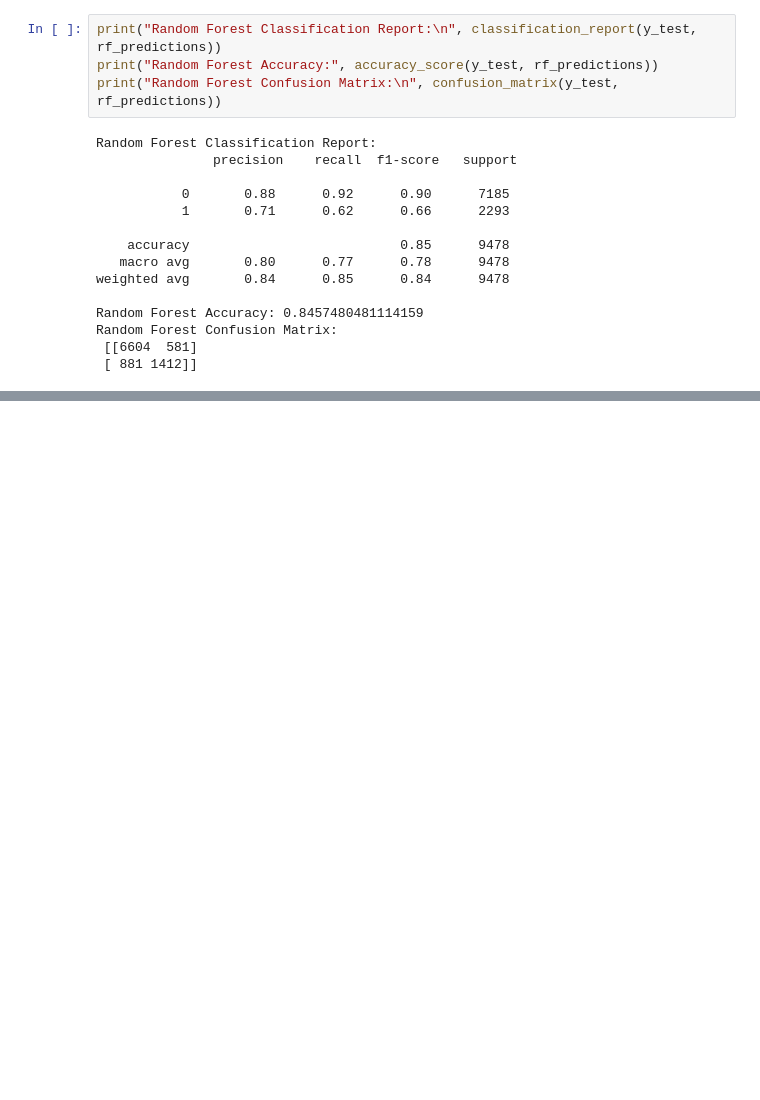
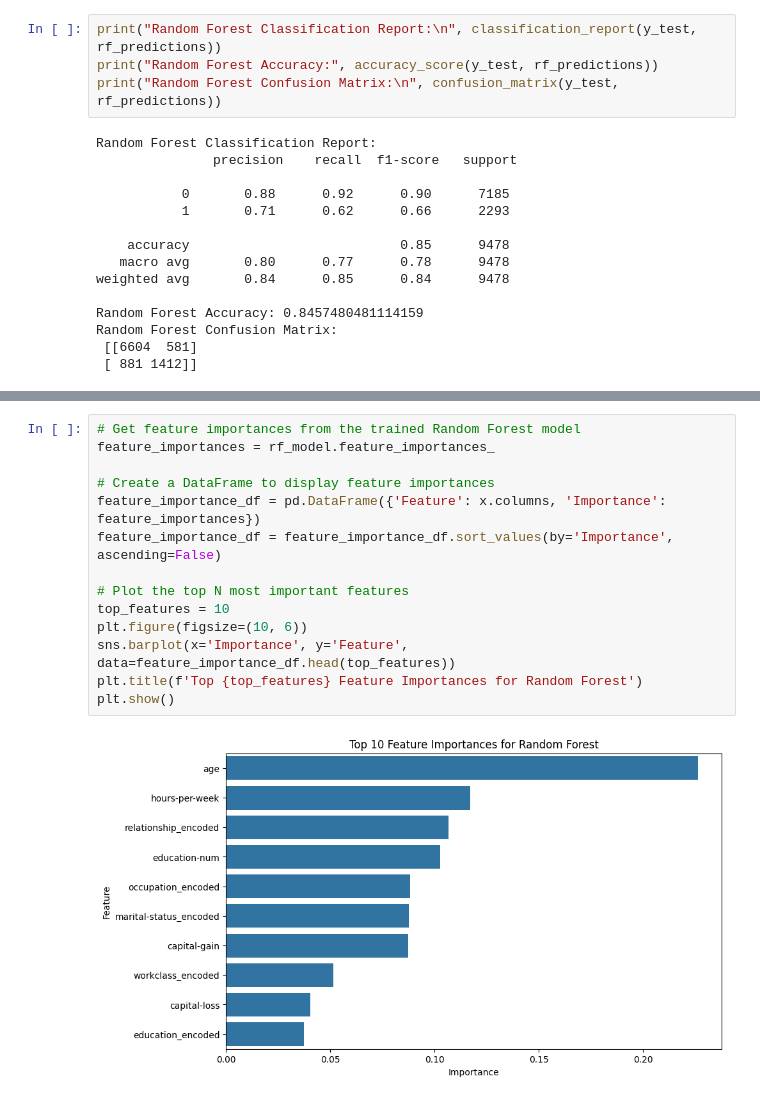
Before and after one commit to VanujaSooriyaarachchi/Census-Data-Income-Prediction, a Jupyter notebook: Model.ipynb, the cells around one changed output, grey strips where cells are left out. Saved outputs shown, nothing was run; the diff lists cells and outputs as text; blank space fills up the shorter version.

```diff
--- a/Model.ipynb
+++ b/Model.ipynb
@@ -114,0 +139,16 @@ Random Forest Confusion Matrix:
+# %%
+# Get feature importances from the trained Random Forest model
+feature_importances = rf_model.feature_importances_
+
+# Create a DataFrame to display feature importances
+feature_importance_df = pd.DataFrame({'Feature': x.columns, 'Importance': feature_importances})
+feature_importance_df = feature_importance_df.sort_values(by='Importance', ascending=False)
+
+# Plot the top N most important features
+top_features = 10
+plt.figure(figsize=(10, 6))
+sns.barplot(x='Importance', y='Feature', data=feature_importance_df.head(top_features))
+plt.title(f'Top {top_features} Feature Importances for Random Forest')
+plt.show()
+# %% [output]
+[figure, added]
```
Also changed, not shown: parts of 16 cells of this notebook, 2 other files.
